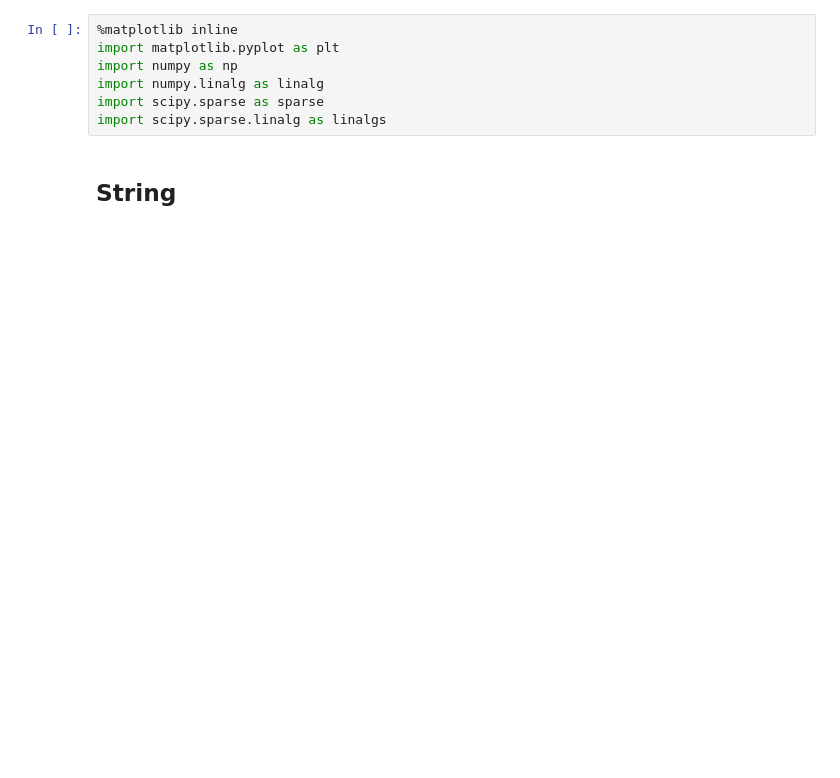
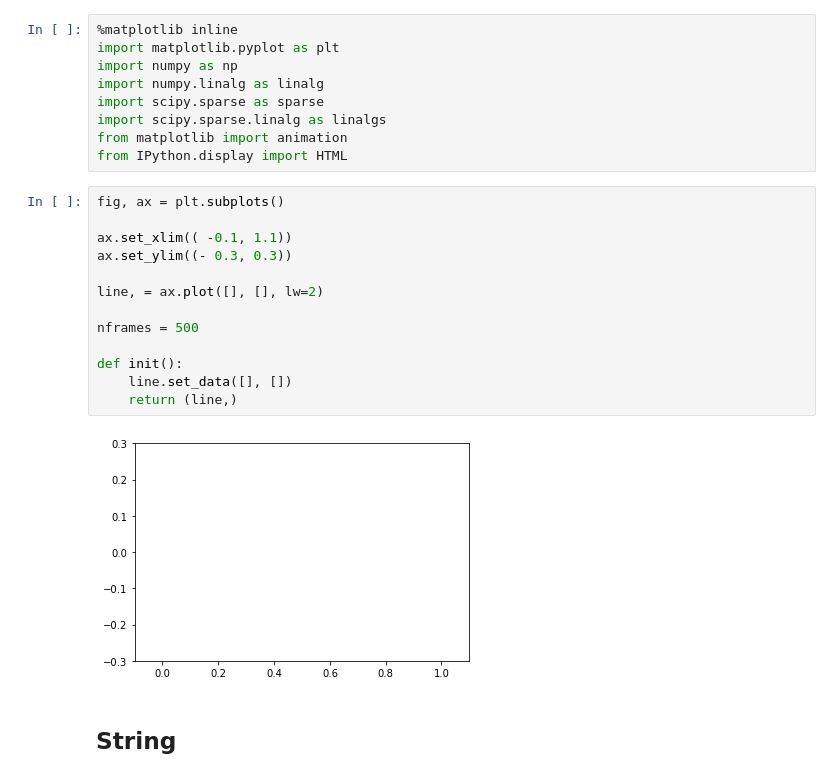
Before and after one commit to blanton144/computational, a Jupyter notebook: docs/notebooks/eigensystems.ipynb, the cells around one changed output. Drawn from its saved outputs; the diff is of its cells as text; blank space fills up the shorter version.

```diff
--- a/docs/notebooks/eigensystems.ipynb
+++ b/docs/notebooks/eigensystems.ipynb
@@ -5,6 +5,23 @@ import numpy as np
 import numpy.linalg as linalg
 import scipy.sparse as sparse
 import scipy.sparse.linalg as linalgs
+from matplotlib import animation
+from IPython.display import HTML
+# %%
+fig, ax = plt.subplots()
+
+ax.set_xlim(( -0.1, 1.1))
+ax.set_ylim((- 0.3, 0.3))
+
+line, = ax.plot([], [], lw=2)
+
+nframes = 500
+
+def init():
+    line.set_data([], [])
+    return (line,)
+# %% [output]
+[figure, added]
 # %% [markdown]
 ## String
 # %%
```
Also changed, not shown: parts of 40 cells of this notebook, 4 other files.
